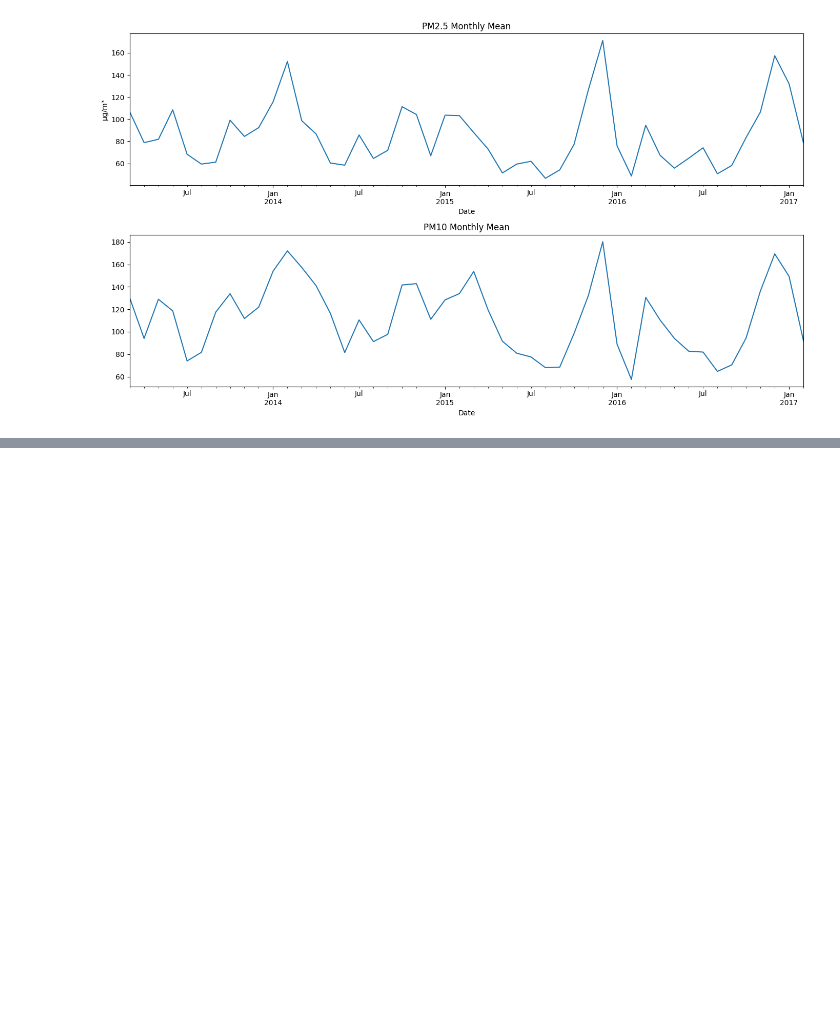
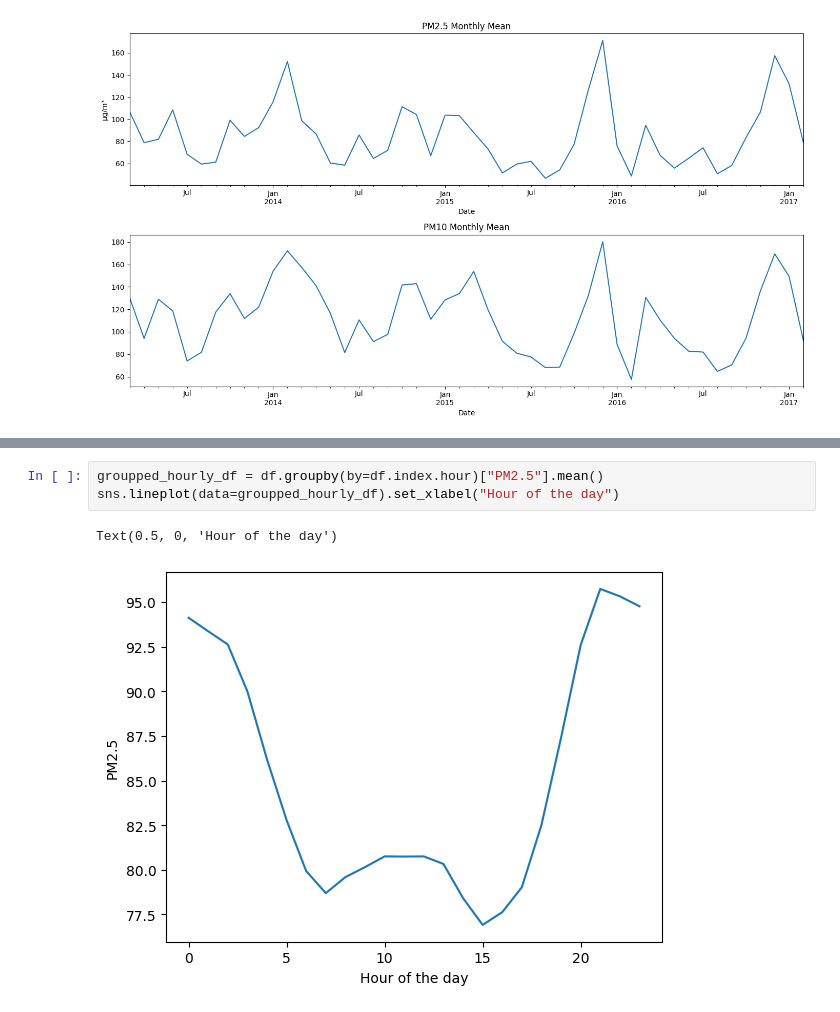
Before and after one commit to jancewicz/PJATK---Artificial-Intelligence-Postgraduate-Studies-, a Jupyter notebook: keras/pawel_jancewicz_pr8_2026/air_polution/air_polution.ipynb, the cells around one changed output, grey strips where cells are left out. Cells and saved outputs as stored; diff of their text form; blank space fills up the shorter version.

```diff
--- a/keras/pawel_jancewicz_pr8_2026/air_polution/air_polution.ipynb
+++ b/keras/pawel_jancewicz_pr8_2026/air_polution/air_polution.ipynb
@@ -79,0 +129,6 @@ plt.show()
+# %%
+groupped_hourly_df = df.groupby(by=df.index.hour)["PM2.5"].mean()
+sns.lineplot(data=groupped_hourly_df).set_xlabel("Hour of the day")
+# %% [output]
+Text(0.5, 0, 'Hour of the day')
+[figure, added]
```
Also changed, not shown: parts of 12 cells of this notebook.
